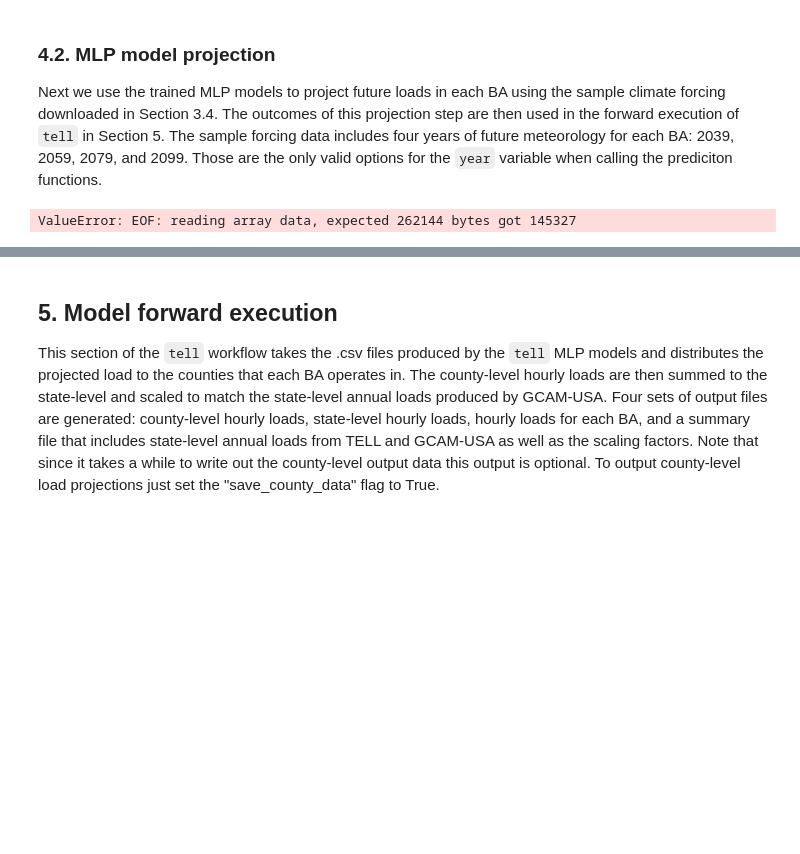
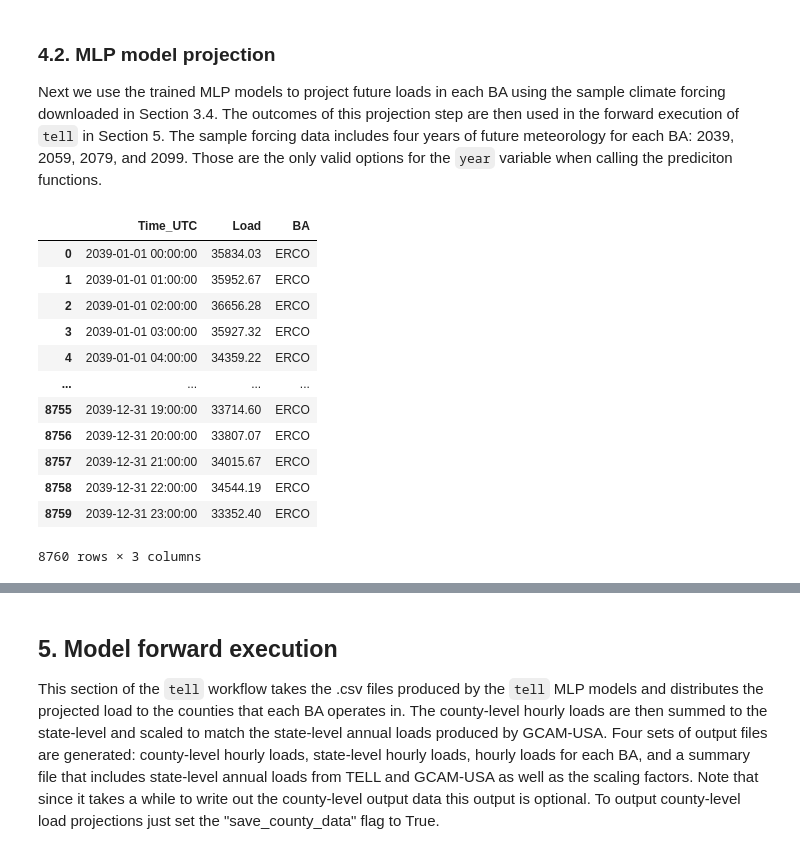
Before and after one commit to IMMM-SFA/tell, a Jupyter notebook: notebooks/tell_quickstarter.ipynb, the cells around one changed output, grey strips where cells are left out. Saved outputs shown, nothing was run; the diff lists cells and outputs as text; code cells hidden in the pictures; blank space fills up the shorter version.

```diff
--- a/notebooks/tell_quickstarter.ipynb
+++ b/notebooks/tell_quickstarter.ipynb
@@ -117,17 +117,29 @@ tell.plot_mlp_summary_statistics(validation_df,
 Next we use the trained MLP models to project future loads in each BA using the sample climate forcing downloaded in Section 3.4. The outcomes of this projection step are then used in the forward execution of `tell` in Section 5. The sample forcing data includes four years of future meteorology for each BA: 2039, 2059, 2079, and 2099. Those are the only valid options for the `year` variable when calling the prediciton functions.
 # %%
 # Run the MLP prediction step for a single BA (i.e., "region"):
-pdf = tell.predict(region = 'PJM',
+pdf = tell.predict(region = 'ERCO',
                    year = 2039,
                    data_dir = os.path.join(tell_data_dir, r'sample_forcing_data', r'future_weather', r'rcp85hotter_ssp5'),
                    datetime_field_name = 'Time_UTC',
                    save_prediction = True,
                    prediction_output_directory = os.path.join(tell_data_dir, r'outputs', r'mlp_output', r'rcp85hotter_ssp5'))
 
 # View the prediction dataframe:
 pdf
 # %% [output]
+|  | Time_UTC | Load | BA |
+| 0 | 2039-01-01 00:00:00 | 35834.03 | ERCO |
+| 1 | 2039-01-01 01:00:00 | 35952.67 | ERCO |
+| 2 | 2039-01-01 02:00:00 | 36656.28 | ERCO |
+| 3 | 2039-01-01 03:00:00 | 35927.32 | ERCO |
+| 4 | 2039-01-01 04:00:00 | 34359.22 | ERCO |
+| ... | ... | ... | ... |
+| 8755 | 2039-12-31 19:00:00 | 33714.60 | ERCO |
+| 8756 | 2039-12-31 20:00:00 | 33807.07 | ERCO |
+| 8757 | 2039-12-31 21:00:00 | 34015.67 | ERCO |
+| 8758 | 2039-12-31 22:00:00 | 34544.19 | ERCO |
+| 8759 | 2039-12-31 23:00:00 | 33352.40 | ERCO |
-ValueError: EOF: reading array data, expected 262144 bytes got 145327
+8760 rows × 3 columns
 # %%
 # Generate a list of BA abbreviations to process:
 ba_abbrev_list = tell.get_balancing_authority_to_model_dict().keys()
```
Also changed, not shown: parts of 7 cells of this notebook.
